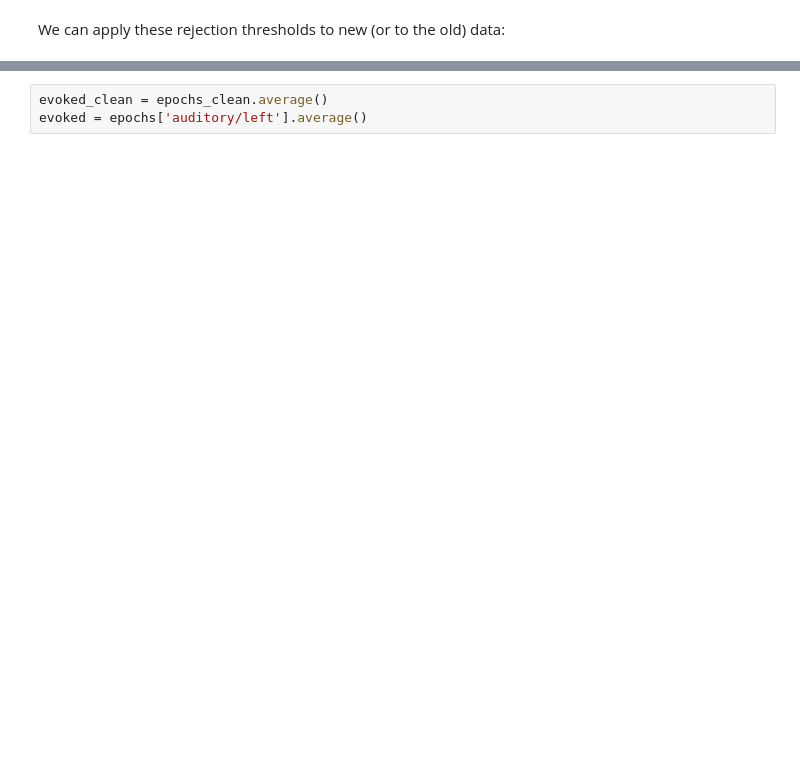
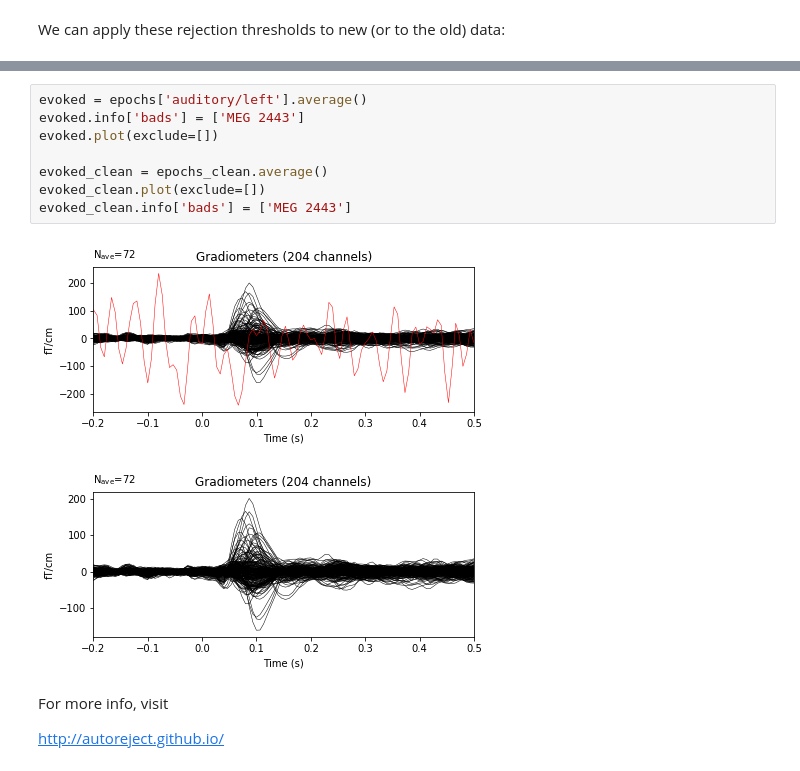
Before and after one commit to jasmainak/mne-workshop-brown, a Jupyter notebook: content/preprocessing/autoreject.ipynb, the cells around one changed output, grey strips where cells are left out. Saved outputs shown, nothing was run; the diff lists cells and outputs as text; blank space fills up the shorter version.

Commit message:
Update autoreject notebook

```diff
--- a/content/preprocessing/autoreject.ipynb
+++ b/content/preprocessing/autoreject.ipynb
@@ -187,3 +256,15 @@ epochs_clean = ar.transform(epochs['auditory/left'])
-# %%
-evoked_clean = epochs_clean.average()
-evoked = epochs['auditory/left'].average()
+# %%
+evoked = epochs['auditory/left'].average()
+evoked.info['bads'] = ['MEG 2443']
+evoked.plot(exclude=[])
+
+evoked_clean = epochs_clean.average()
+evoked_clean.plot(exclude=[])
+evoked_clean.info['bads'] = ['MEG 2443']
+# %% [output]
+[figure, added]
+[figure, added]
+# %% [markdown]
+For more info, visit
+
+http://autoreject.github.io/
```
Also changed, not shown: parts of 30 cells of this notebook.
